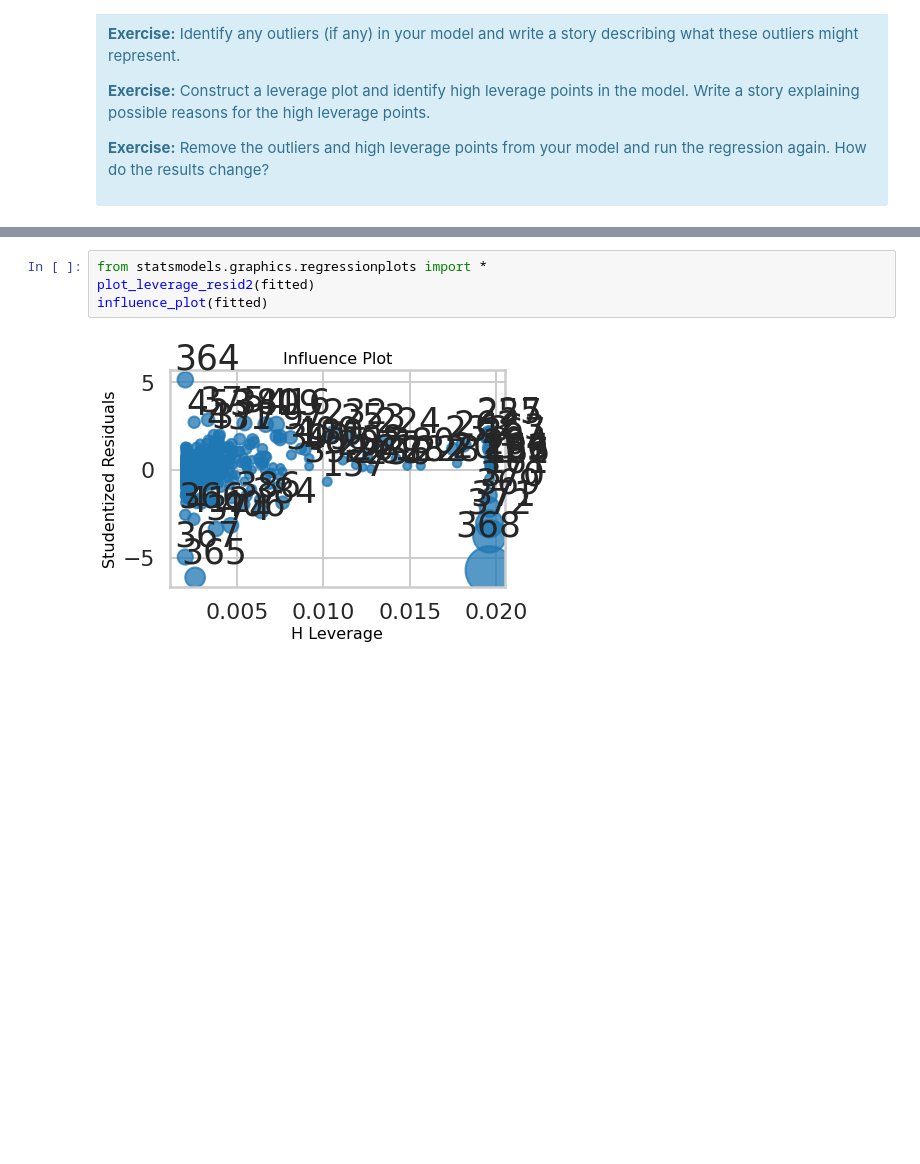
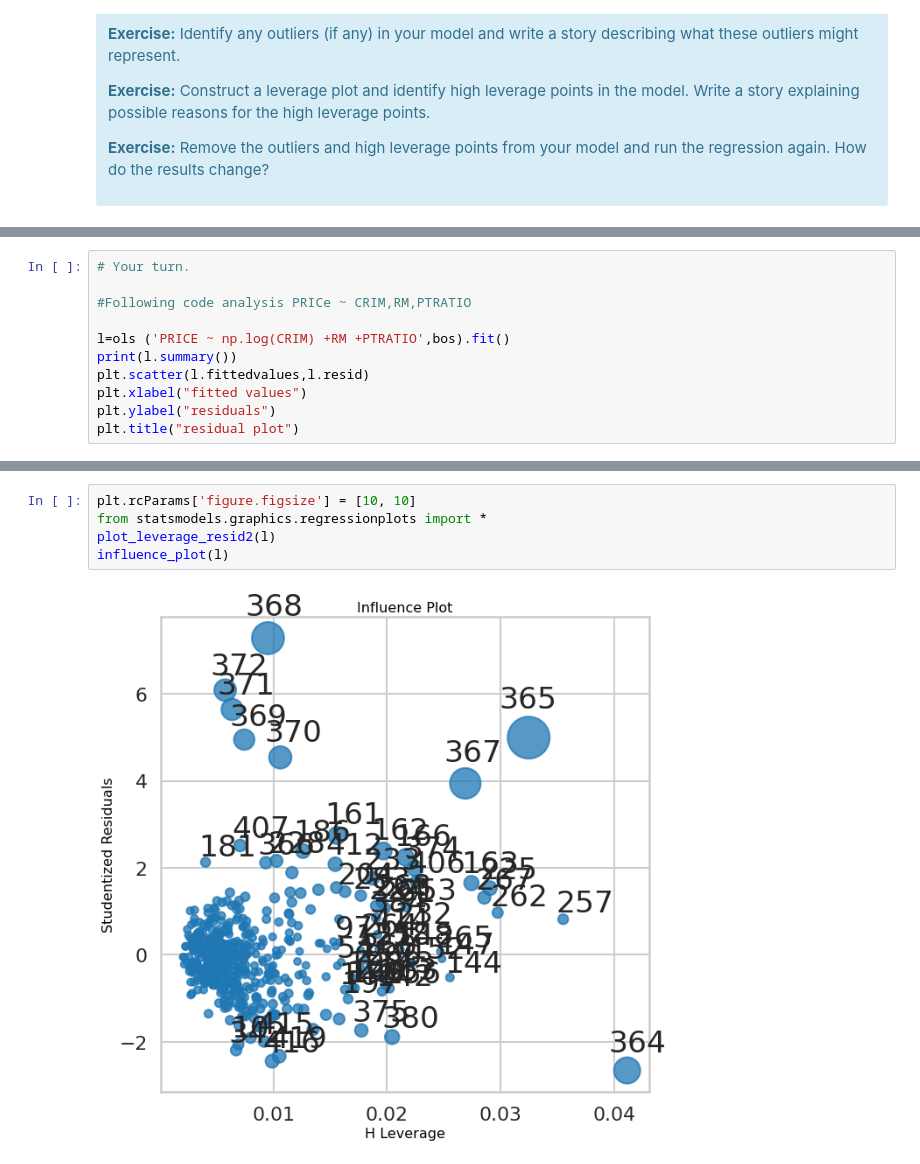
Before and after one commit to skakumanu/ml-bootcamp, a Jupyter notebook: Mini_Project_Linear_Regression.ipynb, the cells around one changed output, grey strips where cells are left out. Cells and saved outputs as stored; diff of their text form; blank space fills up the shorter version.

```diff
--- a/Mini_Project_Linear_Regression.ipynb
+++ b/Mini_Project_Linear_Regression.ipynb
@@ -928,0 +963,11 @@ plt.show()
+# %%
+# Your turn.
+
+#Following code analysis PRICe ~ CRIM,RM,PTRATIO
+
+l=ols ('PRICE ~ np.log(CRIM) +RM +PTRATIO',bos).fit()
+print(l.summary())
+plt.scatter(l.fittedvalues,l.resid)
+plt.xlabel("fitted values")
+plt.ylabel("residuals")
+plt.title("residual plot")
@@ -929,6 +1010,7 @@ plt.show()
 # %%
+plt.rcParams['figure.figsize'] = [10, 10]
 from statsmodels.graphics.regressionplots import *
-plot_leverage_resid2(fitted)
-influence_plot(fitted)
+plot_leverage_resid2(l)
+influence_plot(l)
 # %% [output]
-[figure, old version]
+[figure, new version]
```
Also changed, not shown: parts of 78 cells of this notebook.
